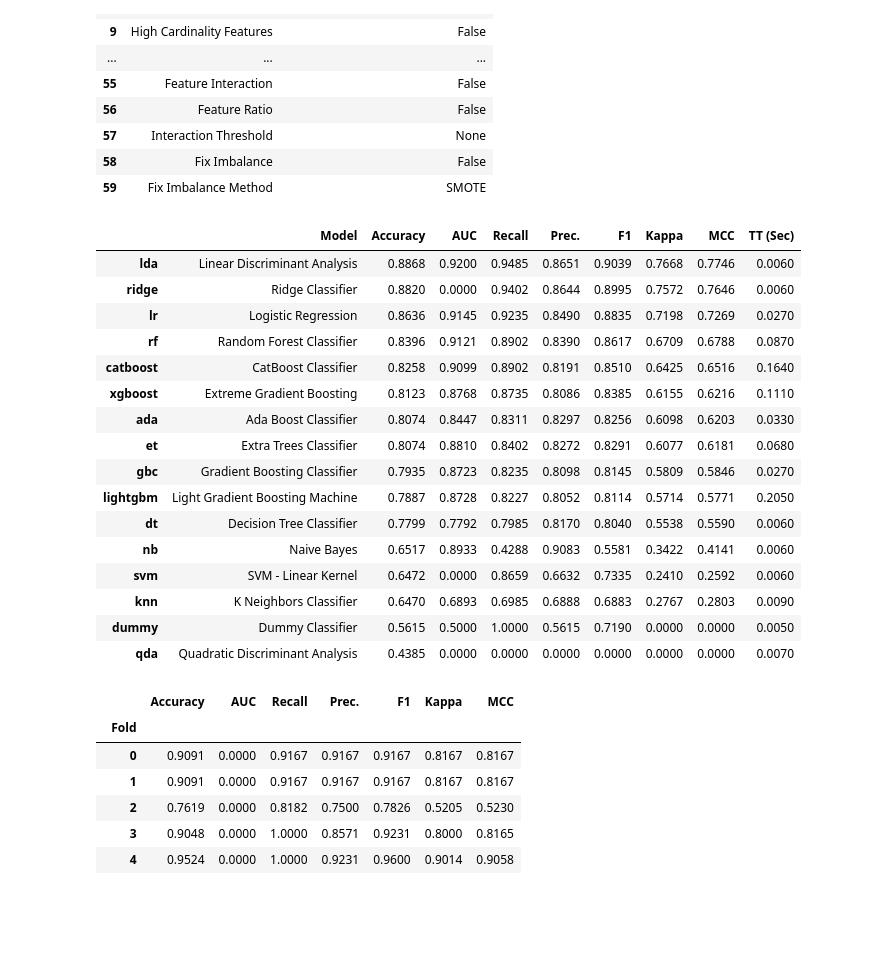
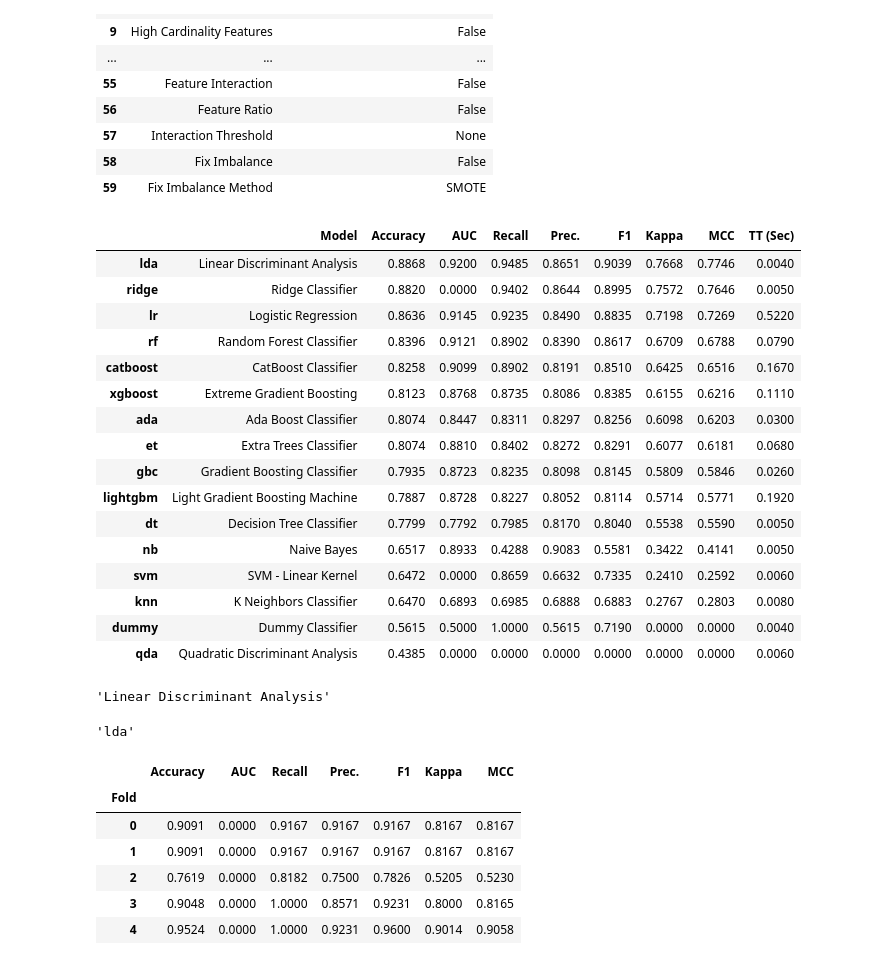
Before and after one commit to rrahman1234/Udacity_ML_Nanodegree, a Jupyter notebook: Hear_Risk_Analytics.ipynb, the cells around one changed output. Saved outputs shown, nothing was run; the diff lists cells and outputs as text; code cells hidden in the pictures; blank space fills up the shorter version.

```diff
--- a/Hear_Risk_Analytics.ipynb
+++ b/Hear_Risk_Analytics.ipynb
@@ -586,25 +586,34 @@ caret_mdl = setup(df_heart_disease_with_catagoricalData, target = 'target', sess
 | 58 | Fix Imbalance | False |
 | 59 | Fix Imbalance Method | SMOTE |
 # %%
-best_model = compare_models(fold = 10, n_select = 5)
+best_model = PyCrt.compare_models(fold = 10, n_select = 5)
 # %% [output]
 |  | Model | Accuracy | AUC | Recall | Prec. | F1 | Kappa | MCC | TT (Sec) |
-| lda | Linear Discriminant Analysis | 0.8868 | 0.9200 | 0.9485 | 0.8651 | 0.9039 | 0.7668 | 0.7746 | 0.0060 |
-| ridge | Ridge Classifier | 0.8820 | 0.0000 | 0.9402 | 0.8644 | 0.8995 | 0.7572 | 0.7646 | 0.0060 |
-| lr | Logistic Regression | 0.8636 | 0.9145 | 0.9235 | 0.8490 | 0.8835 | 0.7198 | 0.7269 | 0.0270 |
-| rf | Random Forest Classifier | 0.8396 | 0.9121 | 0.8902 | 0.8390 | 0.8617 | 0.6709 | 0.6788 | 0.0870 |
-| catboost | CatBoost Classifier | 0.8258 | 0.9099 | 0.8902 | 0.8191 | 0.8510 | 0.6425 | 0.6516 | 0.1640 |
+| lda | Linear Discriminant Analysis | 0.8868 | 0.9200 | 0.9485 | 0.8651 | 0.9039 | 0.7668 | 0.7746 | 0.0040 |
+| ridge | Ridge Classifier | 0.8820 | 0.0000 | 0.9402 | 0.8644 | 0.8995 | 0.7572 | 0.7646 | 0.0050 |
+| lr | Logistic Regression | 0.8636 | 0.9145 | 0.9235 | 0.8490 | 0.8835 | 0.7198 | 0.7269 | 0.5220 |
+| rf | Random Forest Classifier | 0.8396 | 0.9121 | 0.8902 | 0.8390 | 0.8617 | 0.6709 | 0.6788 | 0.0790 |
+| catboost | CatBoost Classifier | 0.8258 | 0.9099 | 0.8902 | 0.8191 | 0.8510 | 0.6425 | 0.6516 | 0.1670 |
 | xgboost | Extreme Gradient Boosting | 0.8123 | 0.8768 | 0.8735 | 0.8086 | 0.8385 | 0.6155 | 0.6216 | 0.1110 |
-| ada | Ada Boost Classifier | 0.8074 | 0.8447 | 0.8311 | 0.8297 | 0.8256 | 0.6098 | 0.6203 | 0.0330 |
+| ada | Ada Boost Classifier | 0.8074 | 0.8447 | 0.8311 | 0.8297 | 0.8256 | 0.6098 | 0.6203 | 0.0300 |
 | et | Extra Trees Classifier | 0.8074 | 0.8810 | 0.8402 | 0.8272 | 0.8291 | 0.6077 | 0.6181 | 0.0680 |
-| gbc | Gradient Boosting Classifier | 0.7935 | 0.8723 | 0.8235 | 0.8098 | 0.8145 | 0.5809 | 0.5846 | 0.0270 |
-| lightgbm | Light Gradient Boosting Machine | 0.7887 | 0.8728 | 0.8227 | 0.8052 | 0.8114 | 0.5714 | 0.5771 | 0.2050 |
-| dt | Decision Tree Classifier | 0.7799 | 0.7792 | 0.7985 | 0.8170 | 0.8040 | 0.5538 | 0.5590 | 0.0060 |
-| nb | Naive Bayes | 0.6517 | 0.8933 | 0.4288 | 0.9083 | 0.5581 | 0.3422 | 0.4141 | 0.0060 |
+| gbc | Gradient Boosting Classifier | 0.7935 | 0.8723 | 0.8235 | 0.8098 | 0.8145 | 0.5809 | 0.5846 | 0.0260 |
+| lightgbm | Light Gradient Boosting Machine | 0.7887 | 0.8728 | 0.8227 | 0.8052 | 0.8114 | 0.5714 | 0.5771 | 0.1920 |
+| dt | Decision Tree Classifier | 0.7799 | 0.7792 | 0.7985 | 0.8170 | 0.8040 | 0.5538 | 0.5590 | 0.0050 |
+| nb | Naive Bayes | 0.6517 | 0.8933 | 0.4288 | 0.9083 | 0.5581 | 0.3422 | 0.4141 | 0.0050 |
 | svm | SVM - Linear Kernel | 0.6472 | 0.0000 | 0.8659 | 0.6632 | 0.7335 | 0.2410 | 0.2592 | 0.0060 |
-| knn | K Neighbors Classifier | 0.6470 | 0.6893 | 0.6985 | 0.6888 | 0.6883 | 0.2767 | 0.2803 | 0.0090 |
-| dummy | Dummy Classifier | 0.5615 | 0.5000 | 1.0000 | 0.5615 | 0.7190 | 0.0000 | 0.0000 | 0.0050 |
-| qda | Quadratic Discriminant Analysis | 0.4385 | 0.0000 | 0.0000 | 0.0000 | 0.0000 | 0.0000 | 0.0000 | 0.0070 |
+| knn | K Neighbors Classifier | 0.6470 | 0.6893 | 0.6985 | 0.6888 | 0.6883 | 0.2767 | 0.2803 | 0.0080 |
+| dummy | Dummy Classifier | 0.5615 | 0.5000 | 1.0000 | 0.5615 | 0.7190 | 0.0000 | 0.0000 | 0.0040 |
+| qda | Quadratic Discriminant Analysis | 0.4385 | 0.0000 | 0.0000 | 0.0000 | 0.0000 | 0.0000 | 0.0000 | 0.0060 |
+# %%
+import pycaret.internal.tabular
+pycaret.internal.tabular._get_model_name(best_model[0])
+# %% [output]
+'Linear Discriminant Analysis'
+# %%
+pycaret.internal.tabular._get_model_id(best_model[0])
+# %% [output]
+'lda'
 # %%
 rdge_mdl = create_model('ridge')
 # %% [output]
```
Also changed, not shown: parts of 3 cells of this notebook.
